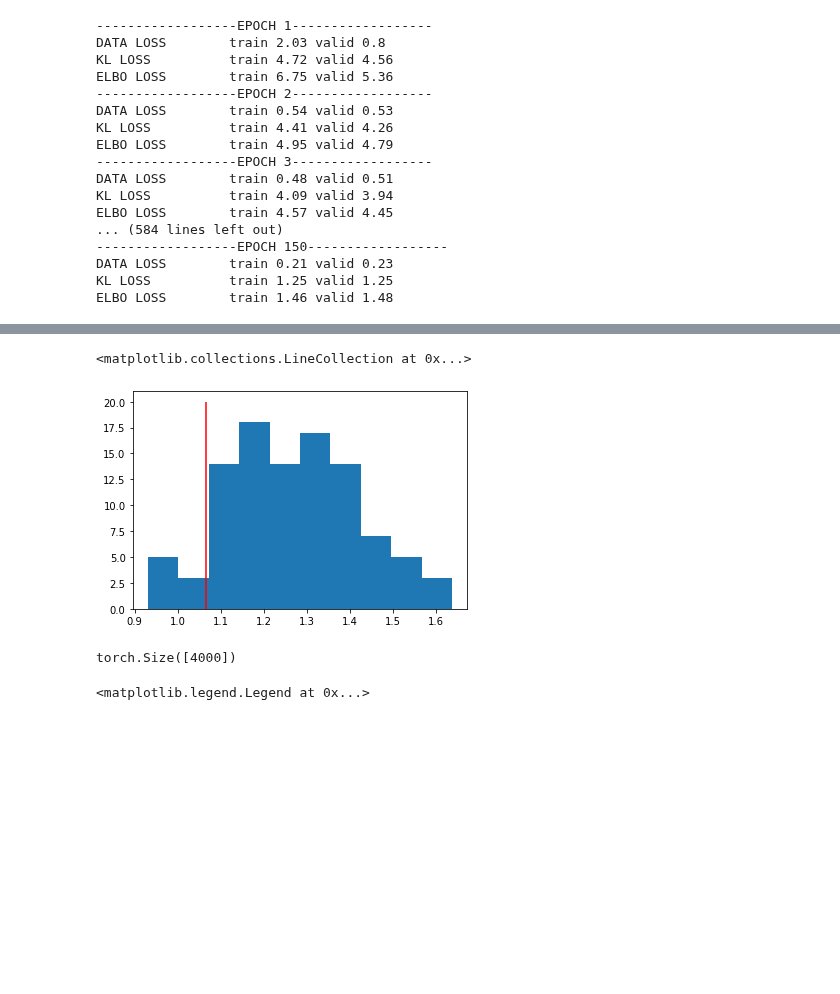
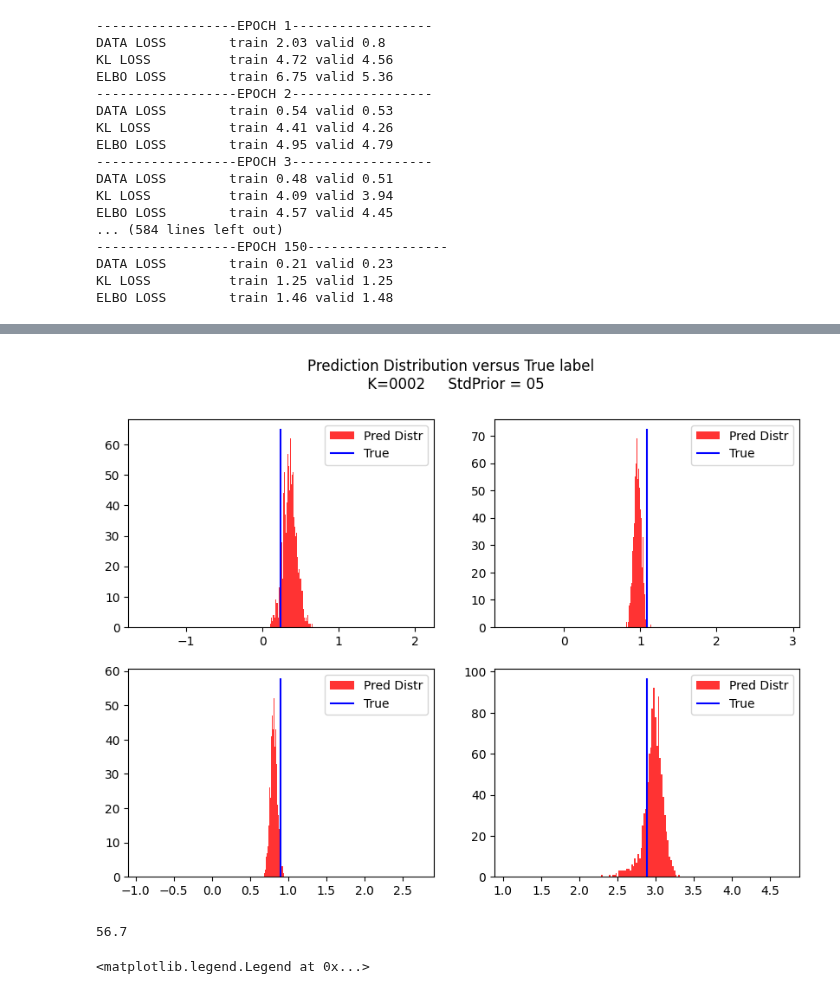
Before and after one commit to AlanLahoud/BNNSOP, a Jupyter notebook: illustrative_example.ipynb, the cells around one changed output, grey strips where cells are left out. Saved outputs shown, nothing was run; the diff lists cells and outputs as text; code cells hidden in the pictures; blank space fills up the shorter version.

```diff
--- a/illustrative_example.ipynb
+++ b/illustrative_example.ipynb
@@ -125,35 +134,42 @@ plot_test_curve(validation_loader.dataset.dataset.X,
 # %%
-M = 100
+M = 1000
 # %%
-Y_pred = h(validation_loader.dataset.dataset.X[validation_loader.dataset.indices])
-for i in range(1,int(M/h.n_samples)):
-    Y_pred = torch.vstack((Y_pred, h(validation_loader.dataset.dataset.X[validation_loader.dataset.indices])))
+Y_pred = h_opt(validation_loader.dataset.dataset.X[validation_loader.dataset.indices])
+for i in range(1,int(M/h_opt.n_samples)):
+    Y_pred = torch.vstack((Y_pred, h_opt(validation_loader.dataset.dataset.X[validation_loader.dataset.indices])))
 
 y_test = validation_loader.dataset.dataset.y[validation_loader.dataset.indices]
 # %%
 # Demand distribution
 demand_pred_distribution = Y_pred[:,:,0]
 demand_true = y_test[:,0]
-# %%
-def pair_true_pred():
-    idx = torch.randint(0, len(validation_loader.dataset), (1,))
-    y_true_idx = demand_true[idx]
-    y_pred_dist = demand_pred_distribution[:, idx]
-    return y_true_idx, y_pred_dist
-# %%
-y_true_idx, y_pred_dist = pair_true_pred()
-plt.hist(y_pred_dist.detach().numpy())
-plt.vlines(y_true_idx,0, 20, color='r')
-# %% [output]
-<matplotlib.collections.LineCollection at 0x...>
-[figure, removed]
+# %%
+def pair_true_pred(sd):
+    idx = torch.randint(0, len(validation_loader.dataset), (1,), generator=sd)
+    y_true_idx = demand_true[idx]
+    y_pred_dist = demand_pred_distribution[:, idx]
+    return y_true_idx, y_pred_dist
+
+fig, ax = plt.subplots(2, 2, figsize=(10,7), dpi=100)
+fig.suptitle(f'Prediction Distribution versus True label \n K={Ks}     StdPrior = {plvs}')
+for i in range(0, 2):
+    for j in range(0, 2):
+        y_true_idx, y_pred_dist = pair_true_pred(torch.manual_seed(i+5*j + seed_number))
+        ax[i,j].set_xlim([y_true_idx-2, y_true_idx+2])
+        ax[i,j].hist(y_pred_dist.detach().numpy(), bins=50, color='red',alpha=0.8, label='Pred Distr')
+        ax[i,j].vlines(y_true_idx,0, ax[i,j].get_ylim()[1], color='b', label='True')
+        ax[i,j].legend()
+
+fig.savefig(f'./figures/pred_samples_{Ks}_{plvs}.png')
+# %% [output]
+[figure, added]
+# %%
+ax1.get_ylim()[1]
+# %% [output]
+56.7
 # %%
 def profit(order, sell_price, cost_price):
     return sell_price*torch.minimum(order, demand_true) - cost_price*order
-# %%
-demand_pred_distribution.mean(axis=0).shape
-# %% [output]
-torch.Size([4000])
 # %%
 sp = 200
 
```
Also changed, not shown: parts of 5 cells of this notebook.
